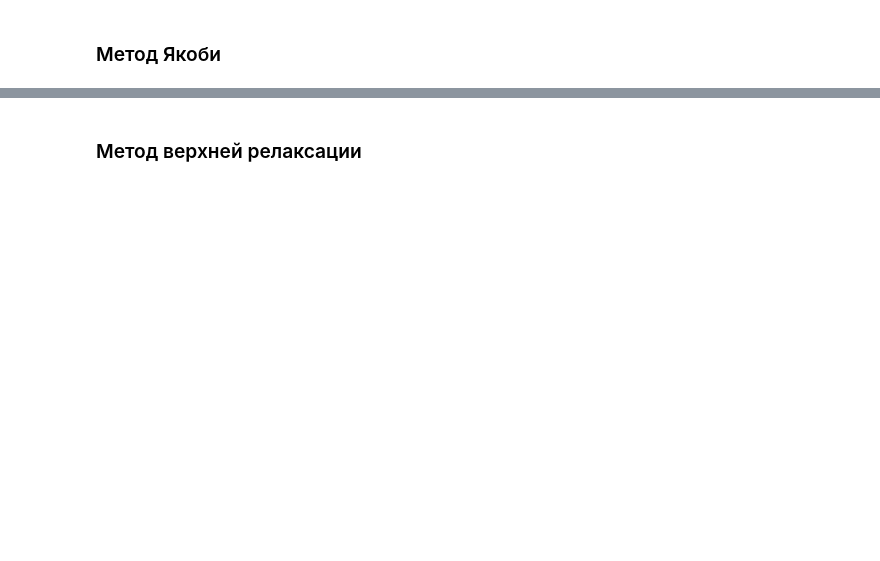
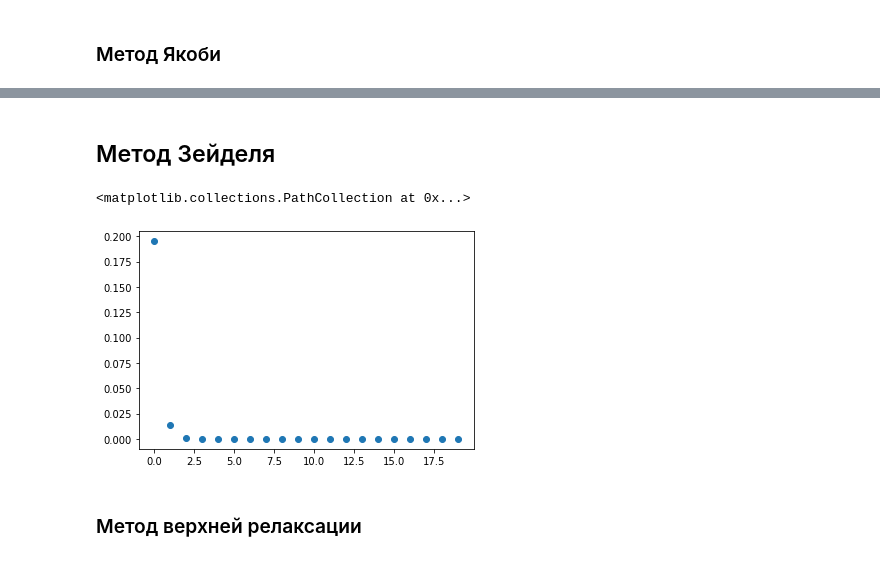
Before and after one commit to d3phys/computational-math, a Jupyter notebook: Lab 2 - System of linear equations/system-of-linear-equations.ipynb, the cells around one changed output, grey strips where cells are left out. Cells and saved outputs as stored; diff of their text form; code cells hidden in the pictures; blank space fills up the shorter version.

```diff
--- a/Lab 2 - System of linear equations/system-of-linear-equations.ipynb
+++ b/Lab 2 - System of linear equations/system-of-linear-equations.ipynb
@@ -119,2 +187,15 @@ array([[0., 0., 0., 0.],
+# %% [markdown]
+## Метод Зейделя
+# %%
+L, D, U = ldu(matrix)
+
+B = -np.matmul(np.linalg.inv(L + D), U)
+F =  np.matmul(np.linalg.inv(L + D), f)
+
+x, diffs = fpi(B, F, 20, matrix, f)
+plt.scatter(range(len(diffs)), diffs)
+# %% [output]
+<matplotlib.collections.PathCollection at 0x...>
+[figure, added]
 # %% [markdown]
 ### Метод верхней релаксации
```
Also changed, not shown: parts of 19 cells of this notebook.
